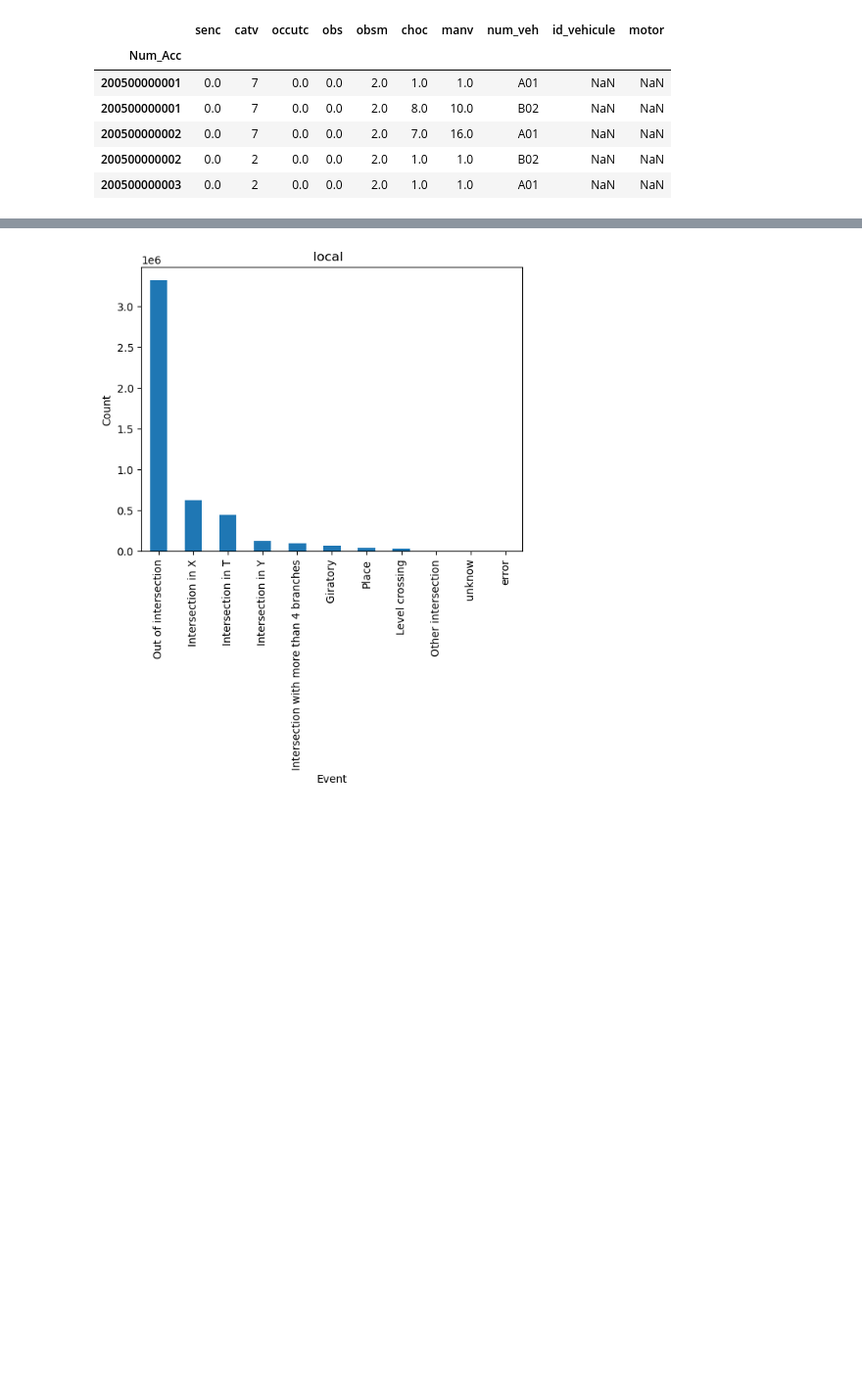
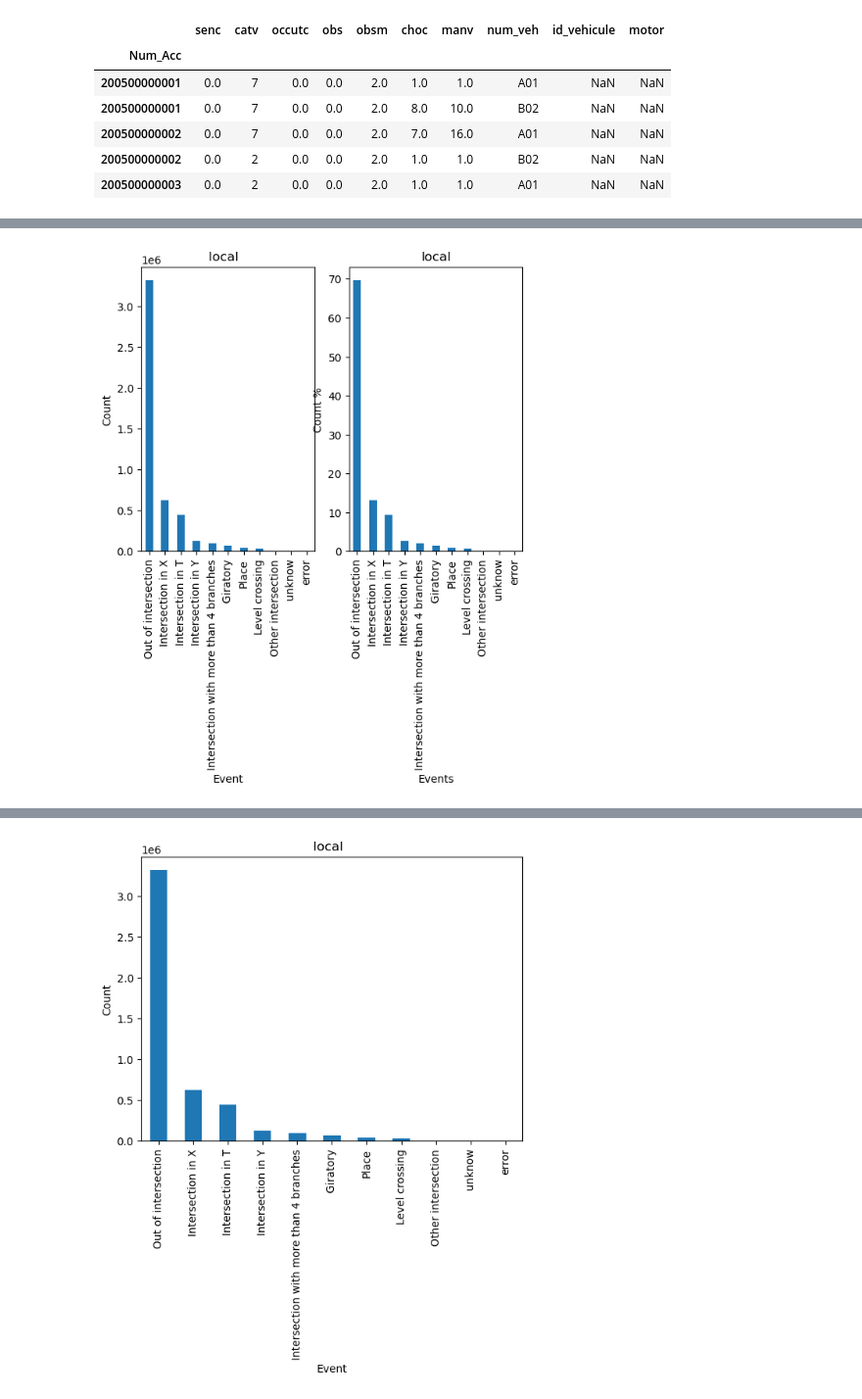
Before and after one commit to tiagoru/Road_accidents_france, a Jupyter notebook: 230612_france_2020_graphics.ipynb, the cells around one changed output, grey strips where cells are left out. Shown at 98% size. Cells and saved outputs as stored; diff of their text form; code cells hidden in the pictures; blank space fills up the shorter version.

```diff
--- a/230612_france_2020_graphics.ipynb
+++ b/230612_france_2020_graphics.ipynb
@@ -211,0 +251,32 @@ plt.show()
+# %%
+# After update, most duplicate variables disappeared
+# event_counts = merged_df['int_df'].value_counts()
+event_counts = merged_df['int'].value_counts()
+
+# Plot the event counts
+plt.subplot(1, 2, 1)
+event_counts.plot.bar()
+labels = ['Out of intersection', 'Intersection in X', 'Intersection in T', 'Intersection in Y', 'Intersection with more than 4 branches',
+        ' Giratory','Place' , 'Level crossing','Other intersection',' unknow', 'error']
+
+# Add labels and title to the plot
+
+plt.xticks(range(len(event_counts)), labels)
+plt.xlabel('Event')
+plt.ylabel('Count')
+plt.title('local  ')
+
+event_percentages = (event_counts / event_counts.sum()) * 100
+plt.subplot(1, 2, 2)
+event_percentages.plot.bar()
+# Add labels and title to the plot
+plt.xticks(range(len(event_percentages)), labels)
+plt.xlabel('Events')
+plt.ylabel('Count %')
+plt.title('local')
+
+
+# Display the plot
+plt.show()
+# %% [output]
+[figure, added]
```
Also changed, not shown: parts of 18 cells of this notebook.
